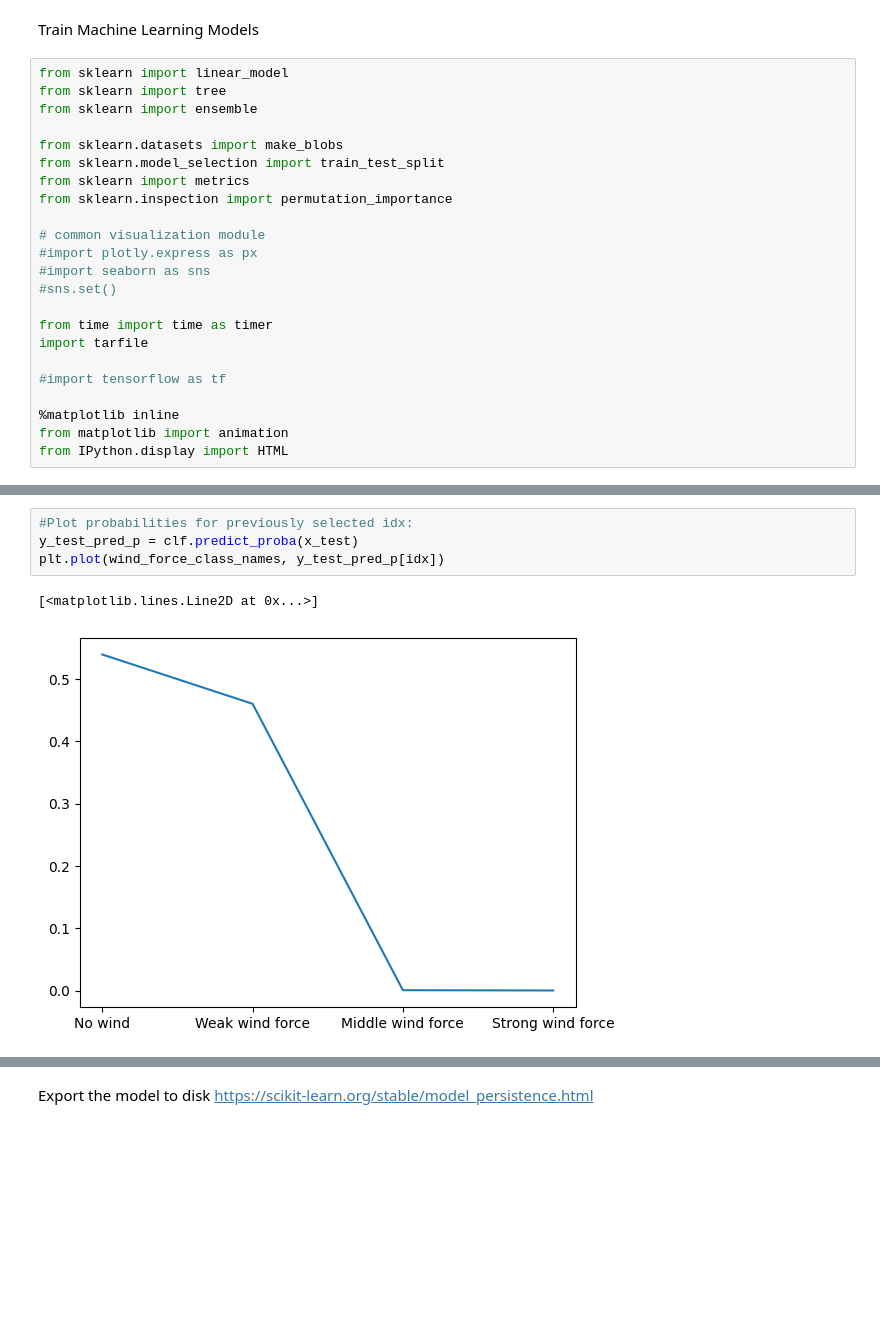
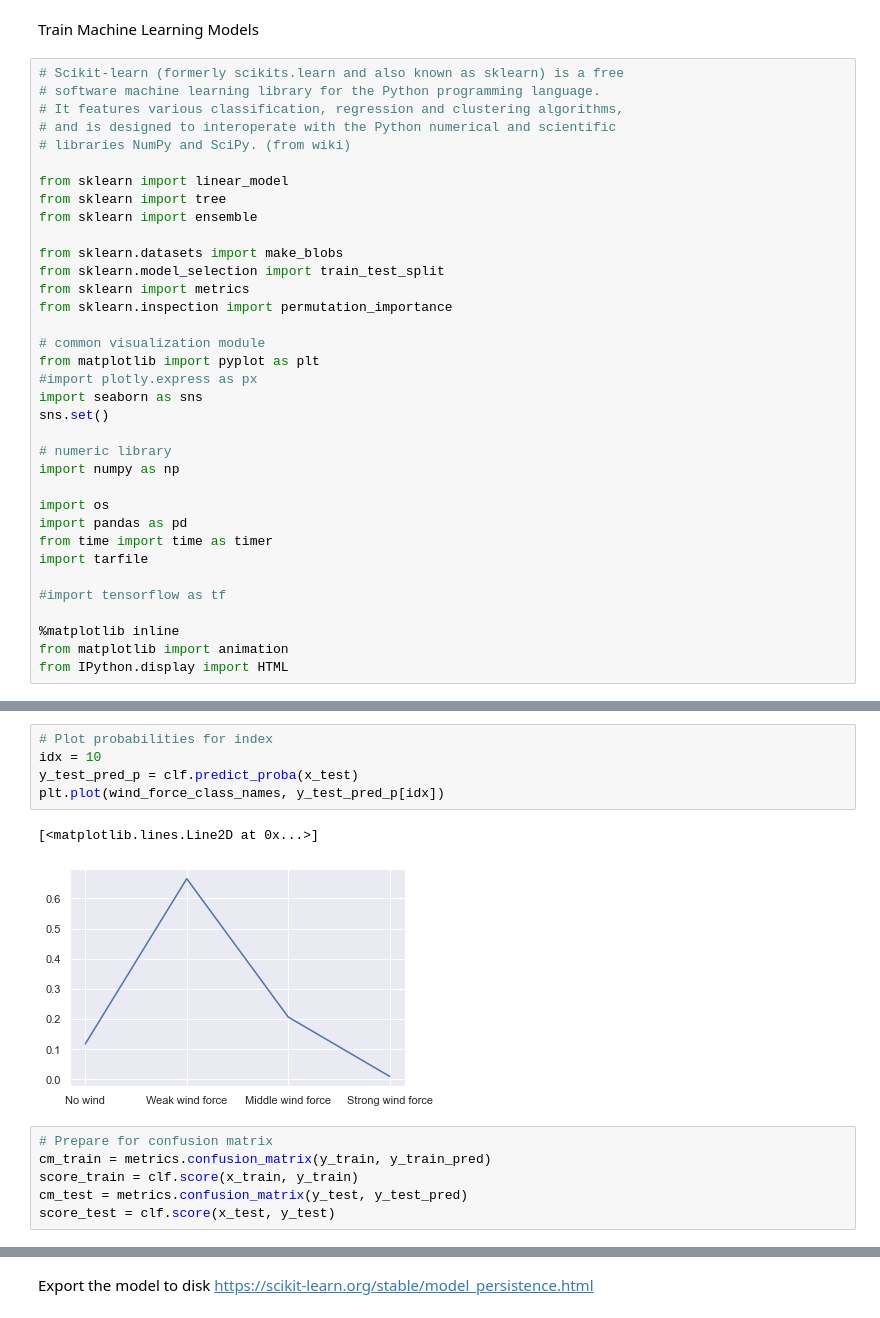
Before and after one commit to jonasbuechi/moentschele_project, a Jupyter notebook: scripts/modeling.ipynb, the cells around one changed output, grey strips where cells are left out. Drawn from its saved outputs; the diff is of its cells as text; blank space fills up the shorter version.

```diff
--- a/scripts/modeling.ipynb
+++ b/scripts/modeling.ipynb
@@ -105,6 +132,12 @@ Counter({1: 162, 0: 155, 2: 136, 3: 161})
 # %% [markdown]
 Train Machine Learning Models
 # %%
+# Scikit-learn (formerly scikits.learn and also known as sklearn) is a free
+# software machine learning library for the Python programming language.
+# It features various classification, regression and clustering algorithms,
+# and is designed to interoperate with the Python numerical and scientific
+# libraries NumPy and SciPy. (from wiki)
+
 from sklearn import linear_model
 from sklearn import tree
 from sklearn import ensemble
@@ -115,10 +148,16 @@ from sklearn import metrics
 from sklearn.inspection import permutation_importance
 
 # common visualization module
+from matplotlib import pyplot as plt
 #import plotly.express as px
-#import seaborn as sns
-#sns.set()
+import seaborn as sns
+sns.set()
 
+# numeric library
+import numpy as np
+
+import os
+import pandas as pd
 from time import time as timer
 import tarfile
 
@@ -198,7 +243,14 @@ Sorry, not correct!
 # %%
-#Plot probabilities for previously selected idx:
+# Plot probabilities for index
+idx = 10
 y_test_pred_p = clf.predict_proba(x_test)
 plt.plot(wind_force_class_names, y_test_pred_p[idx])
 # %% [output]
 [<matplotlib.lines.Line2D at 0x...>]
-[figure, old version]
+[figure, new version]
+# %%
+# Prepare for confusion matrix
+cm_train = metrics.confusion_matrix(y_train, y_train_pred)
+score_train = clf.score(x_train, y_train)
+cm_test = metrics.confusion_matrix(y_test, y_test_pred)
+score_test = clf.score(x_test, y_test)
```
Also changed, not shown: parts of 13 cells of this notebook, 1 other file.
